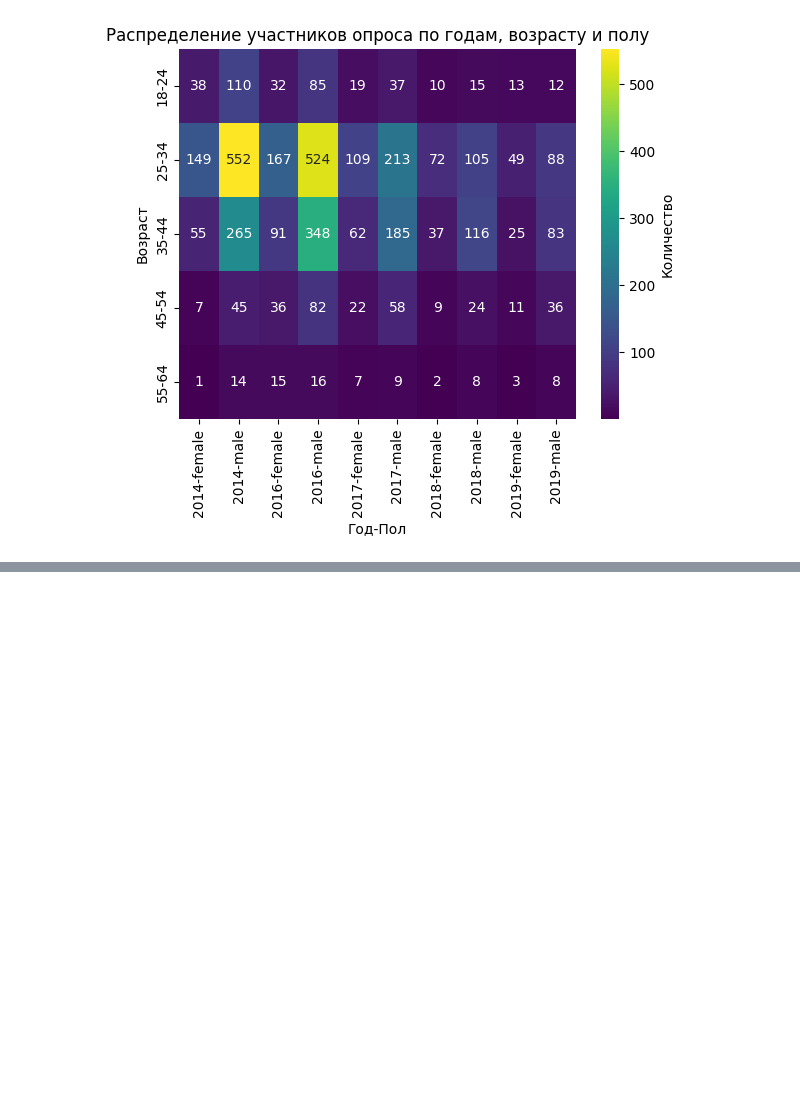
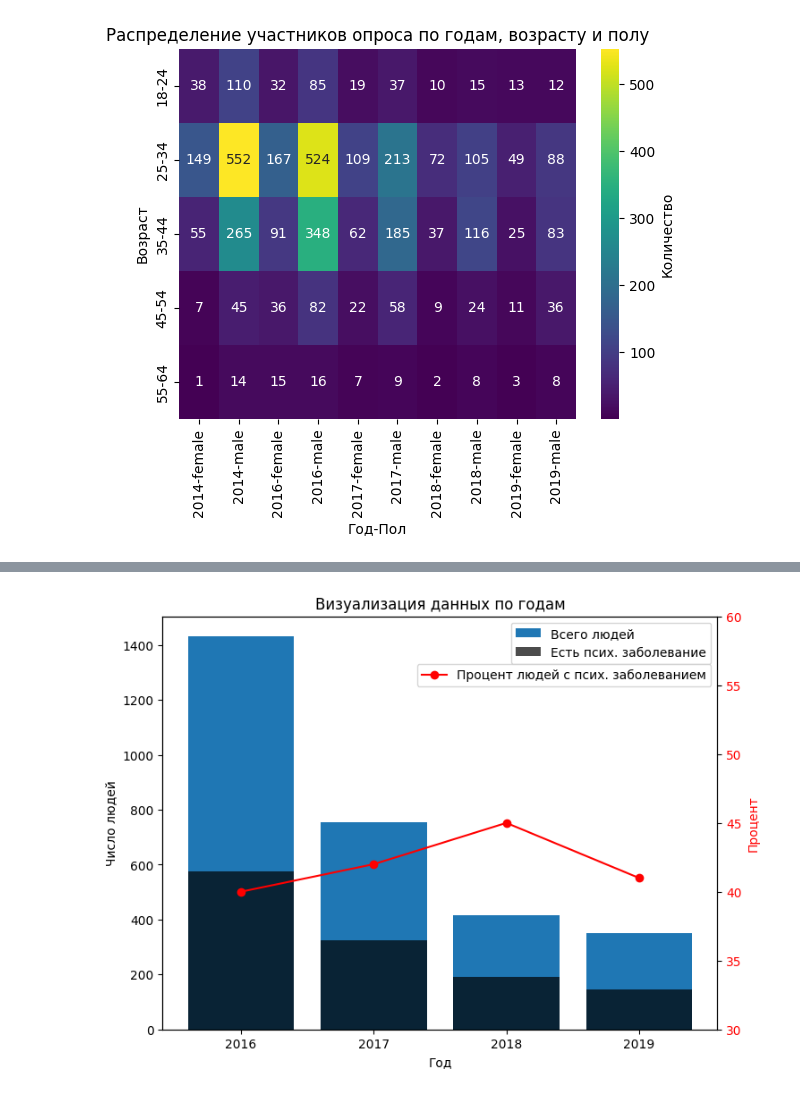
Before and after one commit to Feddlen/Analysing_Mental_Health_in_Tech, a Jupyter notebook: MentalHealthsSQL.ipynb, the cells around one changed output, grey strips where cells are left out. Cells and saved outputs as stored; diff of their text form; code cells hidden in the pictures; blank space fills up the shorter version.

```diff
--- a/MentalHealthsSQL.ipynb
+++ b/MentalHealthsSQL.ipynb
@@ -515,0 +368,48 @@ ORDER BY 2 DESC
+# %%
+# Сколько процентов ответило что имеют псих заболевание
+have_disoreder = '''
+WITH have_disoreder AS (
+SELECT 	a.survey_id,
+		a.answer_text,
+		a.user_id
+FROM answer a
+WHERE a.question_id = 33
+ORDER BY 1, 2
+)
+
+SELECT  hd.survey_id,
+		COUNT(DISTINCT(hd.user_id)) AS amount_part,
+		COUNT(IIF(hd.answer_text = 'Yes', 1, NULL)) AS have_disorder,
+		(100 * COUNT(IIF(hd.answer_text = 'Yes', 1, NULL))) / COUNT(DISTINCT(hd.user_id)) AS percent_have_disorder
+FROM have_disoreder hd
+GROUP BY 1
+'''
+
+cur_final.execute(have_disoreder)
+rows = cur_final.fetchall()
+df = pd.DataFrame(rows, columns=('Год', 'Всего людей', 'Есть псих. заболевание', 'Процент'))
+
+fig, ax1 = plt.subplots(figsize=(8, 6))
+
+# Создаем гистограмму для "Всего людей" и "Имеют псих заболевание"
+ax1.bar(df['Год'], df['Всего людей'], label='Всего людей')
+ax1.bar(df['Год'], df['Есть псих. заболевание'], label='Есть псих. заболевание', color='black', alpha = 0.7)
+
+ax1.set_xlabel('Год')
+ax1.set_ylabel('Число людей')
+ax1.legend(loc='upper right', bbox_to_anchor=(1, 1))
+
+# Создаем линию для "Процента"
+ax2 = ax1.twinx()
+ax2.plot(df['Год'], df['Процент'], color='red', marker='o', label='Процент людей с псих. заболеванием')
+
+ax2.set_ylabel('Процент', color='red')
+ax2.tick_params(axis='y', labelcolor='red')
+ax2.set_ylim(30, 60)
+ax2.legend(loc='upper right', bbox_to_anchor=(1, 0.9))
+
+plt.title('Визуализация данных по годам')
+plt.xticks(df['Год'])
+plt.show()
+# %% [output]
+[figure, added]
```
Also changed, not shown: parts of 10 cells of this notebook, 1 other file.
